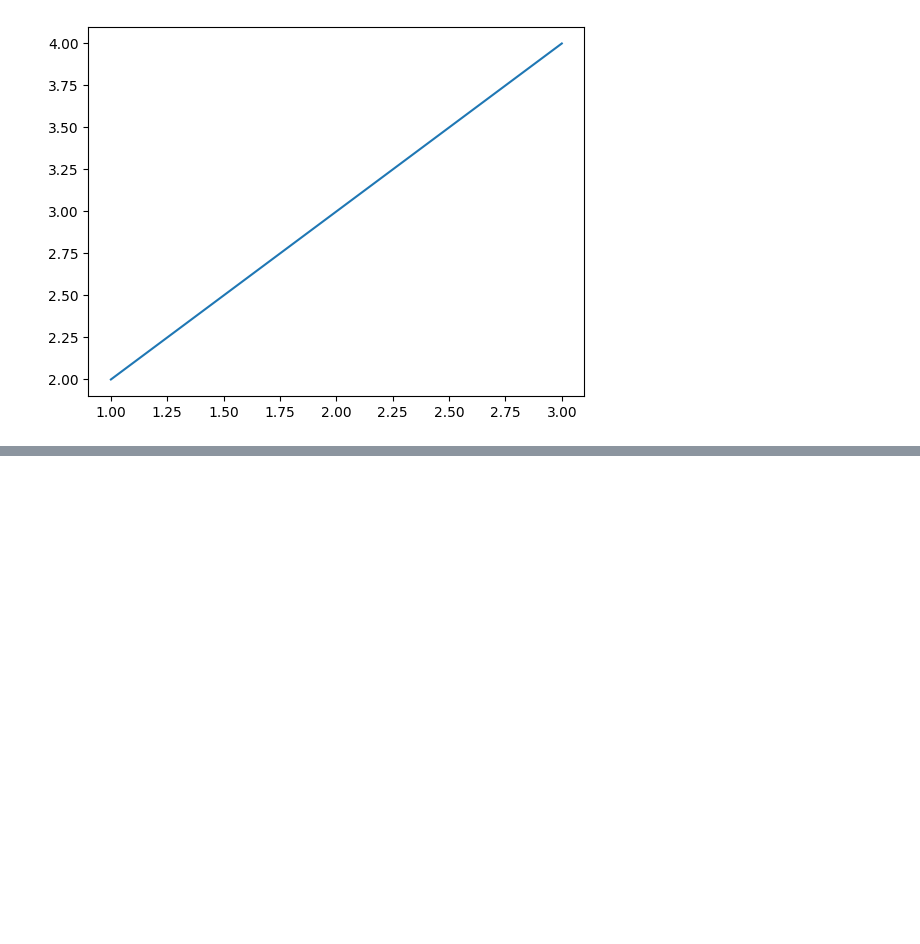
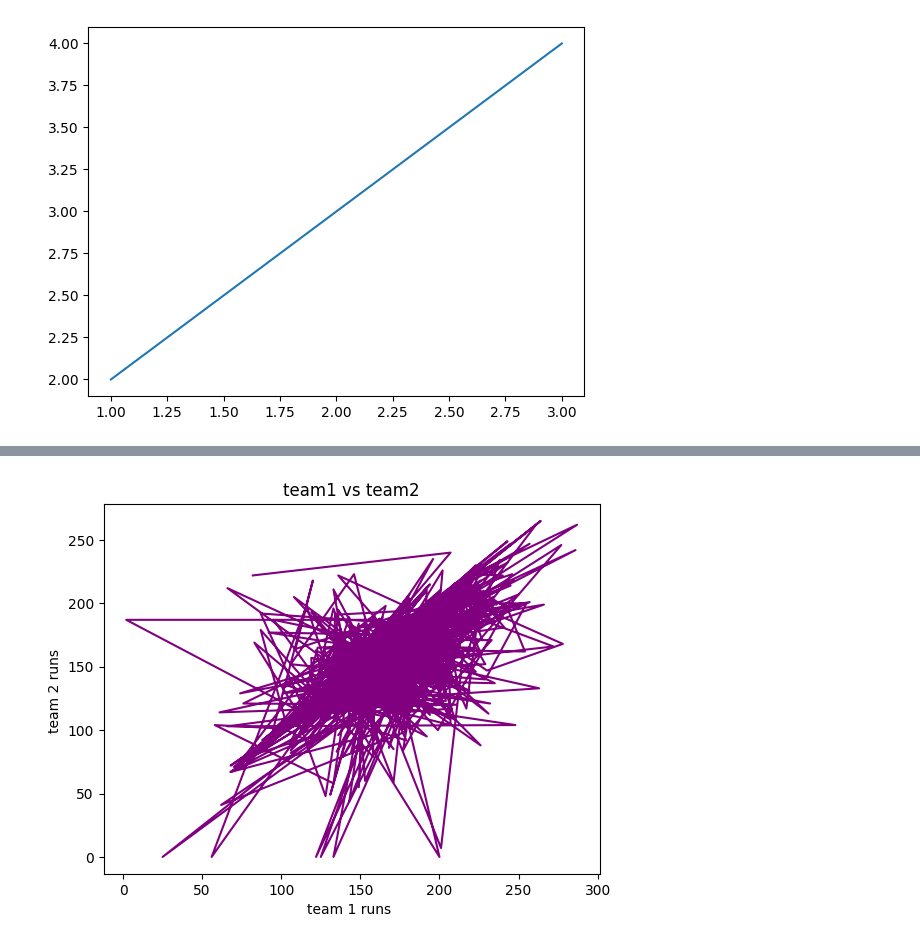
Before and after one commit to mudit-1711/python, a Jupyter notebook: matplotlib.ipynb, the cells around one changed output, grey strips where cells are left out. Cells and saved outputs as stored; diff of their text form; code cells hidden in the pictures; blank space fills up the shorter version.

```diff
--- a/matplotlib.ipynb
+++ b/matplotlib.ipynb
@@ -12,0 +33,10 @@ plt.show
+# %%
+X = df['team1_runs']
+Y = df['team2_runs']
+plt.plot(X,Y,color ='purple',linestyle = '-')
+plt.xlabel('team 1 runs ')
+plt.ylabel('team 2 runs ')
+plt.title('team1 vs team2')
+plt.show()
+# %% [output]
+[figure, added]
```
Also changed, not shown: parts of 1 cell of this notebook.
